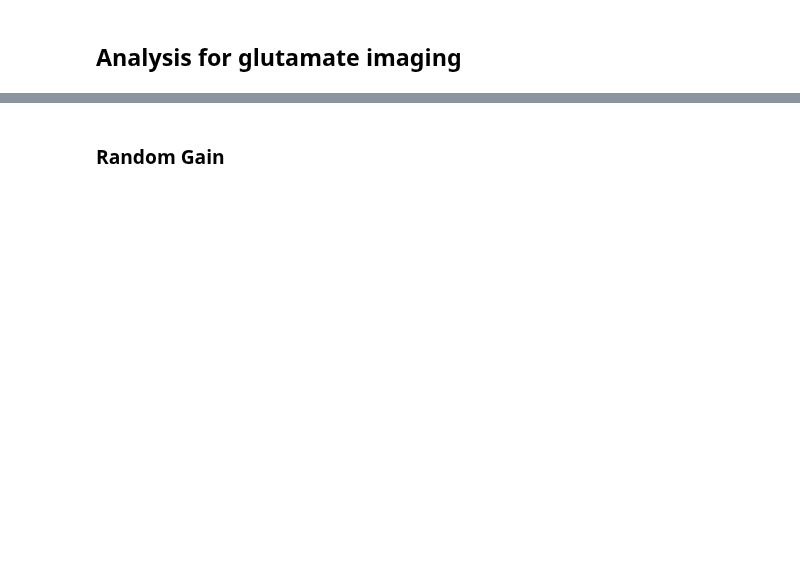
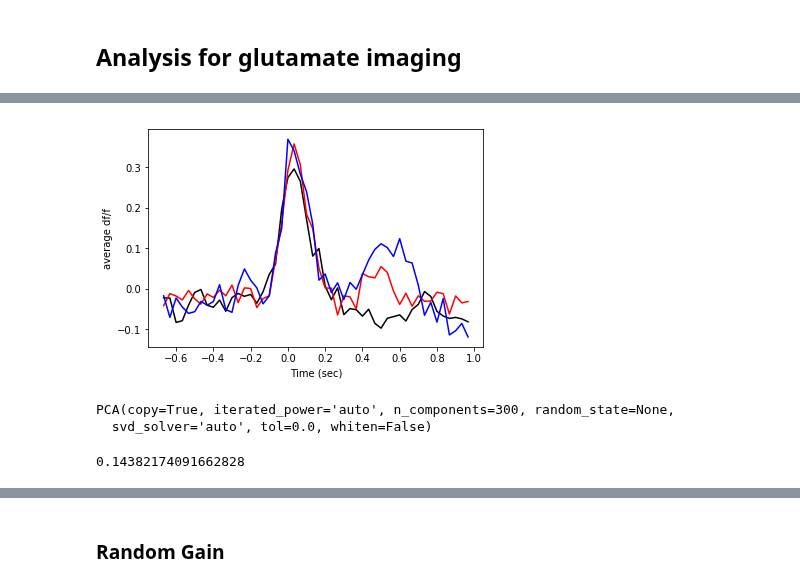
Before and after one commit to zqwei/DRN_voltage_analysis, a Jupyter notebook: Notebooks/glu_analysis.ipynb, the cells around one changed output, grey strips where cells are left out. Drawn from its saved outputs; the diff is of its cells as text; code cells hidden in the pictures; blank space fills up the shorter version.

```diff
--- a/Notebooks/glu_analysis.ipynb
+++ b/Notebooks/glu_analysis.ipynb
@@ -2,0 +89,60 @@
+# %%
+swim_list = []
+for ntype in range(3):
+    _ = swim_start[np.where(frame_stimParams[2,swim_start]==ntype+1)[0]]
+    valid = np.diff(_) > t_post
+    swim_list.append(_[:-1][valid])
+
+dff_list = []
+pswim_list = []
+vis_list = []
+num_swim_list = []
+t_len = int(t_pre+t_post)
+for nswim in swim_list:
+    num_swim = len(nswim)
+    num_swim_list.append(num_swim)
+    dff_ = np.zeros((num_swim, t_len, n_pix))
+    pswim_ = np.zeros((num_swim, t_len))
+    vis_ = np.zeros((num_swim, t_len))
+    for ns, s in enumerate(nswim):
+        dff_[ns] = dFF[(s-t_pre):(s+t_post), :] - dFF[(s-t_flat):s, :].mean(axis=0, keepdims=True)
+        l_swim = frame_swim_tcourse[1,(s-t_pre):(s+t_post)]
+        r_swim = frame_swim_tcourse[2,(s-t_pre):(s+t_post)]
+        pswim_[ns] = np.sqrt(l_swim**2 + r_swim**2)*10000
+        vis_[ns] = -frame_stimParams[0,(s-t_pre):(s+t_post)]*10000
+    valid_ = np.ones(pswim_.shape[0]).astype('bool')
+    valid_ = pswim_[:, -10:].sum(axis=-1)==0
+    valid_ = valid_ & (pswim_.max(axis=-1)<2)
+    valid_ = valid_ & (pswim_[:, :t_pre].sum(axis=-1)==0)
+    dff_list.append(dff_[valid_])
+    pswim_list.append(pswim_[valid_])
+    vis_list.append(vis_[valid_])
+
+# fig, ax = plt.subplots(1, 3, figsize=(10, 3))
+# ax = ax.flatten()
+# color_list = ['k', 'r', 'b']
+# for n in range(3):
+#     ax[0].plot(np.arange(-t_pre, t_post)/frame_rate, pswim_list[n].mean(axis=0), color_list[n])
+#     ax[1].plot(np.arange(-t_pre, t_post)/frame_rate, vis_list[n].mean(axis=0), color_list[n])
+#     ax[2].plot(np.arange(-t_pre, t_post)/frame_rate, dff_list[n].mean(axis=0).mean(axis=-1)*100, color_list[n])
+# plt.show()
+
+color_list = ['k', 'r', 'b']
+for n in range(3):
+    plt.plot(np.arange(-t_pre, t_post)/frame_rate, dff_list[n].mean(axis=0).mean(axis=-1)*100, color_list[n])
+plt.xlabel('Time (sec)')
+plt.ylabel('average df/f')
+plt.show()
+# %% [output]
+[figure, added]
+# %%
+from sklearn.decomposition import PCA
+pca_ = PCA(n_components=300)
+pca_.fit(dFF)
+# %% [output]
+PCA(copy=True, iterated_power='auto', n_components=300, random_state=None,
+  svd_solver='auto', tol=0.0, whiten=False)
+# %%
+pca_.explained_variance_ratio_.sum()
+# %% [output]
+0.14382174091662828
```
Also changed, not shown: parts of 21 cells of this notebook, 1 other file.
